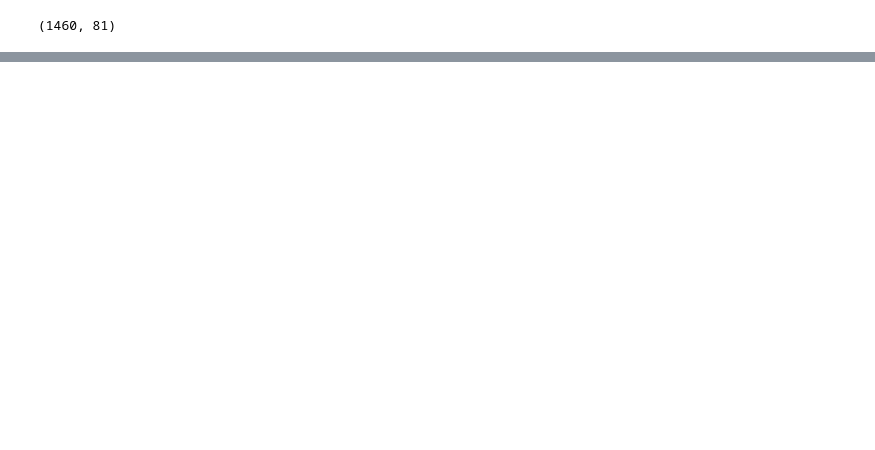
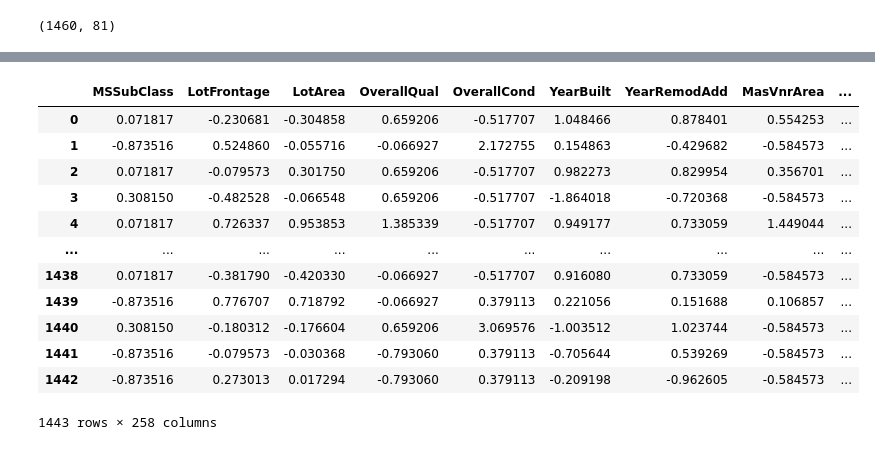
Before and after one commit to camilamustard/Data-corner--Prediction, a Jupyter notebook: Notebook do projeto final data corner.ipynb, the cells around one changed output, grey strips where cells are left out. Saved outputs shown, nothing was run; the diff lists cells and outputs as text; code cells hidden in the pictures; blank space fills up the shorter version.

```diff
--- a/Notebook do projeto final data corner.ipynb
+++ b/Notebook do projeto final data corner.ipynb
@@ -584,0 +377,24 @@ df2.head(20)
+# %%
+scaler = StandardScaler()
+# %%
+X = df2.drop('SalePrice', axis = 1)
+y = df2['SalePrice']
+# %%
+X_columns = X.columns
+X_scaled = pd.DataFrame(scaler.fit_transform(X), columns = X_columns)
+# %%
+X_scaled
+# %% [output]
+|  | MSSubClass | LotFrontage | LotArea | OverallQual | OverallCond | YearBuilt | YearRemodAdd | MasVnrArea | ... |
+| 0 | 0.071817 | -0.230681 | -0.304858 | 0.659206 | -0.517707 | 1.048466 | 0.878401 | 0.554253 | ... |
+| 1 | -0.873516 | 0.524860 | -0.055716 | -0.066927 | 2.172755 | 0.154863 | -0.429682 | -0.584573 | ... |
+| 2 | 0.071817 | -0.079573 | 0.301750 | 0.659206 | -0.517707 | 0.982273 | 0.829954 | 0.356701 | ... |
+| 3 | 0.308150 | -0.482528 | -0.066548 | 0.659206 | -0.517707 | -1.864018 | -0.720368 | -0.584573 | ... |
+| 4 | 0.071817 | 0.726337 | 0.953853 | 1.385339 | -0.517707 | 0.949177 | 0.733059 | 1.449044 | ... |
+| ... | ... | ... | ... | ... | ... | ... | ... | ... | ... |
+| 1438 | 0.071817 | -0.381790 | -0.420330 | -0.066927 | -0.517707 | 0.916080 | 0.733059 | -0.584573 | ... |
+| 1439 | -0.873516 | 0.776707 | 0.718792 | -0.066927 | 0.379113 | 0.221056 | 0.151688 | 0.106857 | ... |
+| 1440 | 0.308150 | -0.180312 | -0.176604 | 0.659206 | 3.069576 | -1.003512 | 1.023744 | -0.584573 | ... |
+| 1441 | -0.873516 | -0.079573 | -0.030368 | -0.793060 | 0.379113 | -0.705644 | 0.539269 | -0.584573 | ... |
+| 1442 | -0.873516 | 0.273013 | 0.017294 | -0.793060 | 0.379113 | -0.209198 | -0.962605 | -0.584573 | ... |
+1443 rows × 258 columns
```
Also changed, not shown: parts of 67 cells of this notebook.
